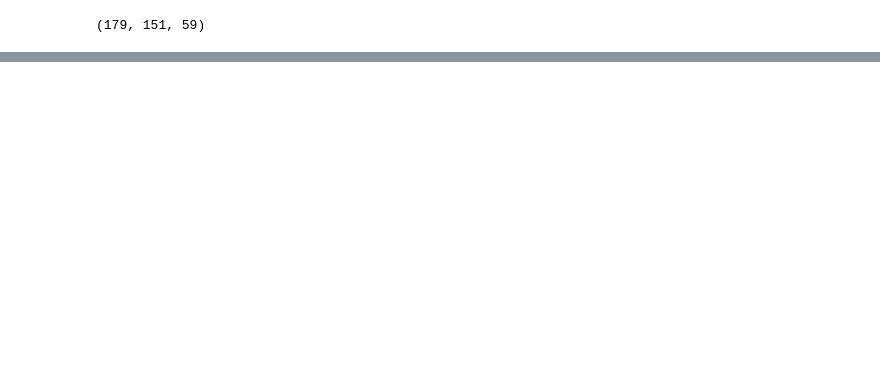
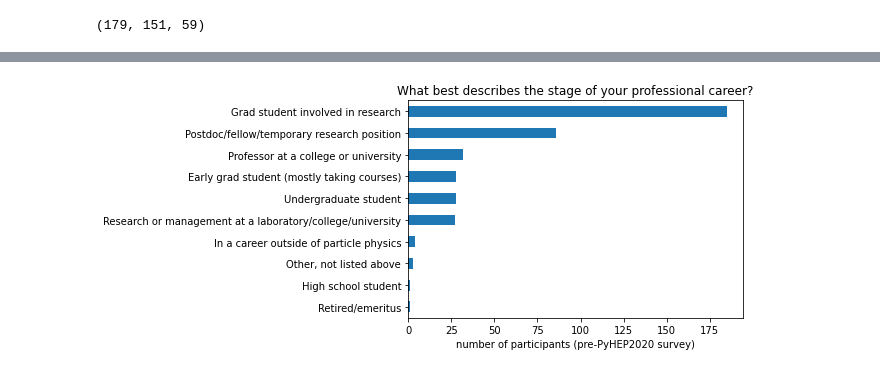
Before and after one commit to jpivarski-talks/2021-02-24-reload-statistics, a Jupyter notebook: analyze-pyhep2020.ipynb, the cells around one changed output, grey strips where cells are left out. Cells and saved outputs as stored; diff of their text form; code cells hidden in the pictures; blank space fills up the shorter version.

```diff
--- a/analyze-pyhep2020.ipynb
+++ b/analyze-pyhep2020.ipynb
@@ -777,0 +408,9 @@ plt.xlabel("number of participants (post-PyHEP2020 survey)");
+# %%
+ax = pre["Professional life: What best describes the stage of your professional career?"].value_counts(ascending=True).plot.barh()
+plt.title("What best describes the stage of your professional career?")
+plt.xlabel("number of participants (pre-PyHEP2020 survey)")
+ax.get_figure().savefig("PLOTS-pyhep/pyhep-stage-of-career.svg")
+ax.get_figure().savefig("PLOTS-pyhep/pyhep-stage-of-career.pdf")
+ax.get_figure().savefig("PLOTS-pyhep/pyhep-stage-of-career.png")
+# %% [output]
+[figure, added]
```
Also changed, not shown: parts of 67 cells of this notebook, 32 other files.
